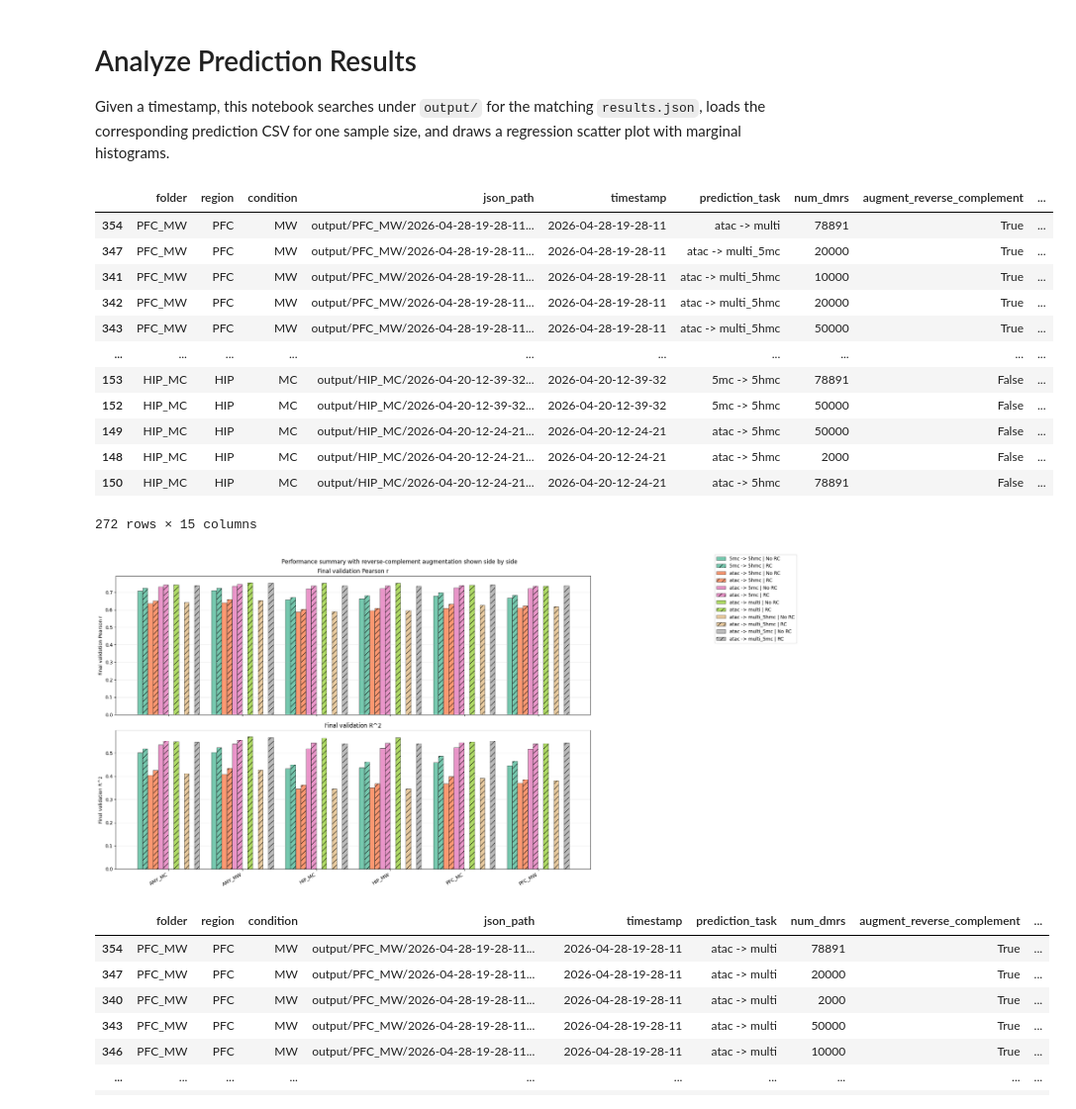
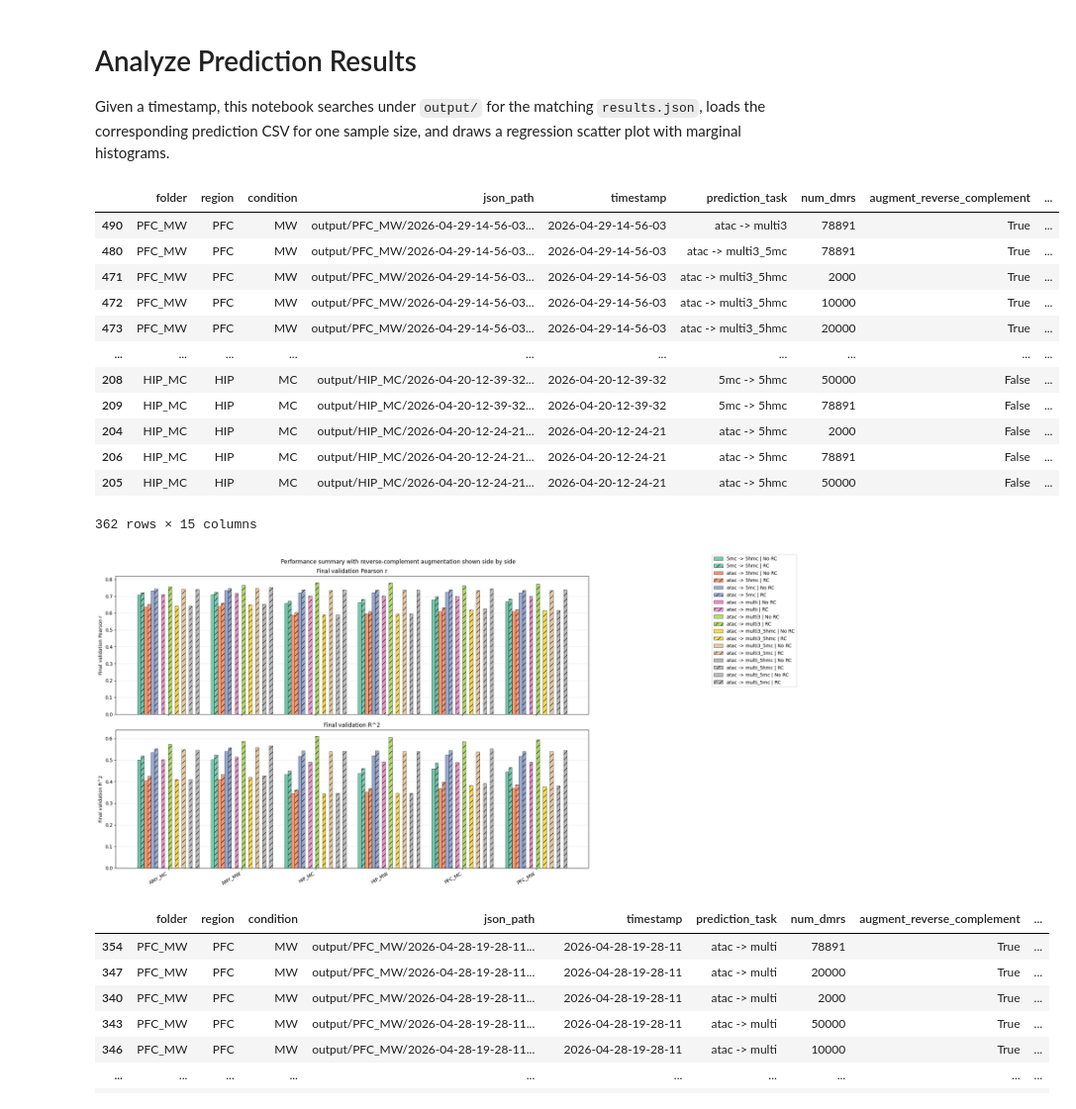
Before and after one commit to juychen/mmllm, a Jupyter notebook: analyze_prediction_results.ipynb, the cells around one changed output. Shown at 99% size. Saved outputs shown, nothing was run; the diff lists cells and outputs as text; code cells hidden in the pictures.

```diff
--- a/analyze_prediction_results.ipynb
+++ b/analyze_prediction_results.ipynb
@@ -46,45 +46,49 @@ for json_path in summary_json_paths:
             'region': region,
             'condition': condition,
             'json_path': str(json_path),
             'timestamp': args_block.get('timestamp'),
             'prediction_task': prediction_task,
             'num_dmrs': result.get('num_dmrs'),
             'augment_reverse_complement': rc_flag,
             'rc_label': 'RC' if rc_flag else 'No RC',
             'best_val_loss': result.get('best_val_loss'),
             'best_val_r2': result.get('best_val_r2'),
             'best_val_pearsonr': result.get('best_val_pearsonr'),
             'final_val_loss': result.get('final_val_loss'),
             'final_val_r2': result.get('final_val_r2'),
             'final_val_pearsonr': result.get('final_val_pearsonr'),
         })
 
 performance_df = pd.DataFrame(summary_rows)
 performance_df = performance_df.sort_values(['timestamp'], ascending=[False])
 performance_df = performance_df[performance_df['prediction_task'] != 'None -> None']
 # If json_path contains "multi_5hmc" then set prediction_task to "atac->multi_5hmc"
 performance_df.loc[performance_df['json_path'].str.contains('multi_5hmc'), 'prediction_task'] = 'atac -> multi_5hmc'
 # If json_path contains "multi_5mc" then set prediction_task to "atac->multi_5mc"
 performance_df.loc[performance_df['json_path'].str.contains('multi_5mc'), 'prediction_task'] = 'atac -> multi_5mc'
+performance_df.loc[performance_df['json_path'].str.contains('multi3_5hmc'), 'prediction_task'] = 'atac -> multi3_5hmc'
+performance_df.loc[performance_df['json_path'].str.contains('multi3_5mc'), 'prediction_task'] = 'atac -> multi3_5mc'
+performance_df.loc[performance_df['json_path'].str.contains('multi3_results'), 'prediction_task'] = 'atac -> multi3'
+
 performance_df = performance_df.drop_duplicates(
     subset=['prediction_task', 'region', 'condition', 'num_dmrs', 'augment_reverse_complement'],
     keep='first',
 ).copy()
 performance_df
 # %% [output]
 |  | folder | region | condition | json_path | timestamp | prediction_task | num_dmrs | augment_reverse_complement | ... |
-| 354 | PFC_MW | PFC | MW | output/PFC_MW/2026-04-28-19-28-11... | 2026-04-28-19-28-11 | atac -> multi | 78891 | True | ... |
-| 347 | PFC_MW | PFC | MW | output/PFC_MW/2026-04-28-19-28-11... | 2026-04-28-19-28-11 | atac -> multi_5mc | 20000 | True | ... |
-| 341 | PFC_MW | PFC | MW | output/PFC_MW/2026-04-28-19-28-11... | 2026-04-28-19-28-11 | atac -> multi_5hmc | 10000 | True | ... |
-| 342 | PFC_MW | PFC | MW | output/PFC_MW/2026-04-28-19-28-11... | 2026-04-28-19-28-11 | atac -> multi_5hmc | 20000 | True | ... |
-| 343 | PFC_MW | PFC | MW | output/PFC_MW/2026-04-28-19-28-11... | 2026-04-28-19-28-11 | atac -> multi_5hmc | 50000 | True | ... |
+| 490 | PFC_MW | PFC | MW | output/PFC_MW/2026-04-29-14-56-03... | 2026-04-29-14-56-03 | atac -> multi3 | 78891 | True | ... |
+| 480 | PFC_MW | PFC | MW | output/PFC_MW/2026-04-29-14-56-03... | 2026-04-29-14-56-03 | atac -> multi3_5mc | 78891 | True | ... |
+| 471 | PFC_MW | PFC | MW | output/PFC_MW/2026-04-29-14-56-03... | 2026-04-29-14-56-03 | atac -> multi3_5hmc | 2000 | True | ... |
+| 472 | PFC_MW | PFC | MW | output/PFC_MW/2026-04-29-14-56-03... | 2026-04-29-14-56-03 | atac -> multi3_5hmc | 10000 | True | ... |
+| 473 | PFC_MW | PFC | MW | output/PFC_MW/2026-04-29-14-56-03... | 2026-04-29-14-56-03 | atac -> multi3_5hmc | 20000 | True | ... |
 | ... | ... | ... | ... | ... | ... | ... | ... | ... | ... |
-| 153 | HIP_MC | HIP | MC | output/HIP_MC/2026-04-20-12-39-32... | 2026-04-20-12-39-32 | 5mc -> 5hmc | 78891 | False | ... |
-| 152 | HIP_MC | HIP | MC | output/HIP_MC/2026-04-20-12-39-32... | 2026-04-20-12-39-32 | 5mc -> 5hmc | 50000 | False | ... |
-| 149 | HIP_MC | HIP | MC | output/HIP_MC/2026-04-20-12-24-21... | 2026-04-20-12-24-21 | atac -> 5hmc | 50000 | False | ... |
-| 148 | HIP_MC | HIP | MC | output/HIP_MC/2026-04-20-12-24-21... | 2026-04-20-12-24-21 | atac -> 5hmc | 2000 | False | ... |
-| 150 | HIP_MC | HIP | MC | output/HIP_MC/2026-04-20-12-24-21... | 2026-04-20-12-24-21 | atac -> 5hmc | 78891 | False | ... |
+| 208 | HIP_MC | HIP | MC | output/HIP_MC/2026-04-20-12-39-32... | 2026-04-20-12-39-32 | 5mc -> 5hmc | 50000 | False | ... |
+| 209 | HIP_MC | HIP | MC | output/HIP_MC/2026-04-20-12-39-32... | 2026-04-20-12-39-32 | 5mc -> 5hmc | 78891 | False | ... |
+| 204 | HIP_MC | HIP | MC | output/HIP_MC/2026-04-20-12-24-21... | 2026-04-20-12-24-21 | atac -> 5hmc | 2000 | False | ... |
+| 206 | HIP_MC | HIP | MC | output/HIP_MC/2026-04-20-12-24-21... | 2026-04-20-12-24-21 | atac -> 5hmc | 78891 | False | ... |
+| 205 | HIP_MC | HIP | MC | output/HIP_MC/2026-04-20-12-24-21... | 2026-04-20-12-24-21 | atac -> 5hmc | 50000 | False | ... |
-272 rows × 15 columns
+362 rows × 15 columns
 # %%
 performance_df_78891 = performance_df[performance_df['num_dmrs'] == 78891].copy()
 performance_df_78891.head(20)
@@ -167,7 +171,7 @@ fig.suptitle('Performance summary with reverse-complement augmentation shown sid
 fig.tight_layout(rect=[0, 0, 0.82, 1])
 plt.show()
 # %% [output]
-[figure, old version]
+[figure, new version]
 # %%
 line_df
 # %% [output]
```
Also changed, not shown: parts of 3 cells of this notebook.
